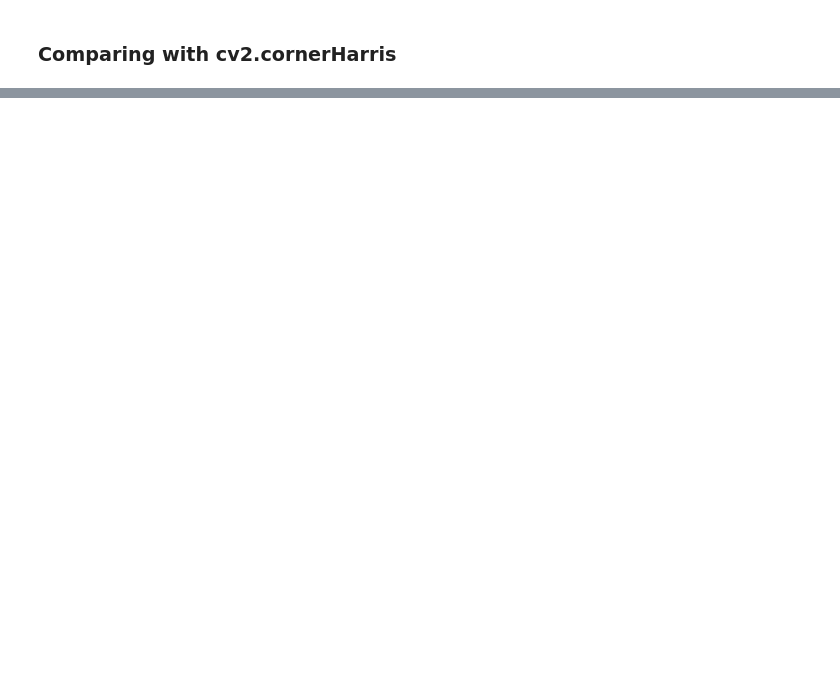
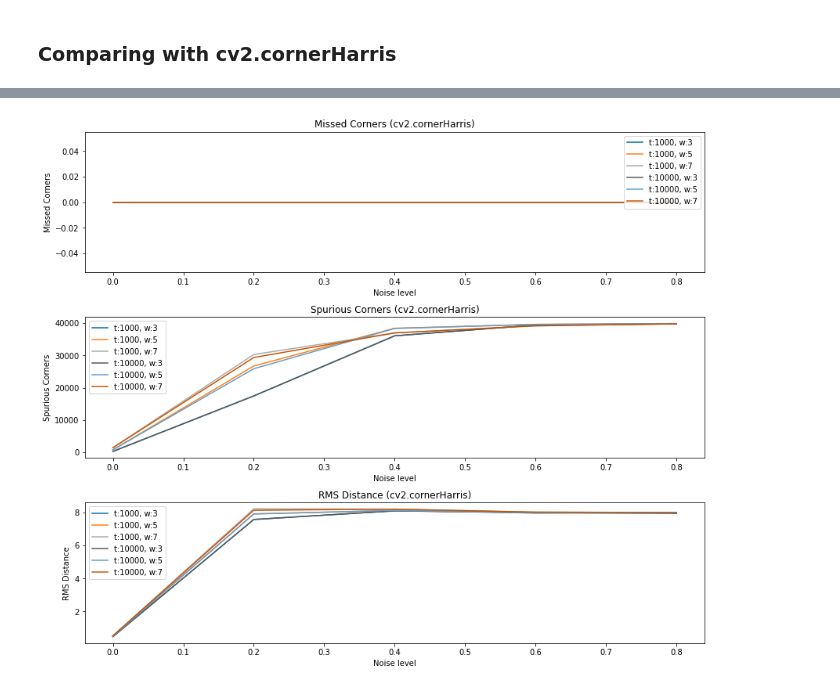
Before and after one commit to renato-lopes/CV-DCC, a Jupyter notebook: praticas/ep2/Harris.ipynb, the cells around one changed output, grey strips where cells are left out. Drawn from its saved outputs; the diff is of its cells as text; code cells hidden in the pictures; blank space fills up the shorter version.

```diff
--- a/praticas/ep2/Harris.ipynb
+++ b/praticas/ep2/Harris.ipynb
@@ -215,11 +244,11 @@ plt.show()
 ### Comparing with cv2.cornerHarris
 # %%
 results_cv2 = {}
-for threshold, window_size in [(1000, 3), (1000, 5), (1000, 7), (10000, 3), (10000, 5), (10000, 7)]:
+for threshold, window_size in harris_parameters:
     results_cv2[(threshold, window_size)] = []
-    for noise in [0.0, 0.2, 0.4, 0.6, 0.8]:
+    for noise in noise_levels:
         print(f"theshold: {threshold} / window_size: {window_size} / noise: {noise}")
-        img_noisy = add_gaussian_noise(img, noise)
+        img_noisy = noisy_imgs[noise]
 
         dst = cv2.cornerHarris(np.float32(img_noisy), window_size, window_size, 0.04)
         dst = cv2.dilate(dst,None)
@@ -231,18 +260,6 @@ for threshold, window_size in [(1000, 3), (1000, 5), (1000, 7), (10000, 3), (100
                     corners.append((i, j))
         img_drawn = draw_corners(cv2.cvtColor(img_noisy, cv2.COLOR_GRAY2BGR), corners)
         results_cv2[(threshold, window_size)].append((noise, corners, img_drawn))
-
-fig = plt.figure(figsize=(16, 16))
-i = 1
-for key in results_cv2.keys():
-    result = results_cv2[key]
-    for r in result:
-        fig.add_subplot(6, 5, i)
-        plt.title(f"t:{key[0]} w:{key[1]} n:{r[0]}")
-        plt.imshow(cv2.cvtColor(r[2], cv2.COLOR_BGR2RGB))
-        i += 1
-plt.tight_layout(pad=1.0)
-plt.show()
 # %% [output]
 theshold: 1000 / window_size: 3 / noise: 0.0
 theshold: 1000 / window_size: 3 / noise: 0.2
@@ -264,0 +295,47 @@ theshold: 10000 / window_size: 7 / noise: 0.8
+# %%
+missed_cv2 = {}
+spurious_cv2 = {}
+rms_distance_cv2 = {}
+for key in results_cv2.keys():
+    result = results_cv2[key]
+    missed_cv2[key] = []
+    spurious_cv2[key] = []
+    rms_distance_cv2[key] = []
+    for r in result:
+        rms, m, s = compute_metrics(corners_gt, r[1], 1)
+        missed_cv2[key].append((r[0], m))
+        spurious_cv2[key].append((r[0], s))
+        rms_distance_cv2[key].append((r[0], (rms-rms_gt)))
+
+plt.figure(figsize=(12, 10))
+plt.subplot(3, 1, 1)
+for key in missed_cv2.keys():
+    m = np.array(missed_cv2[key])
+    plt.plot(m[:, 0], m[:, 1], label=f"t:{key[0]}, w:{key[1]}")
+plt.legend()
+plt.xlabel('Noise level')
+plt.ylabel('Missed Corners')
+plt.title('Missed Corners (cv2.cornerHarris)')
+
+plt.subplot(3, 1, 2)
+for key in spurious_cv2.keys():
+    s = np.array(spurious_cv2[key])
+    plt.plot(s[:, 0], s[:, 1], label=f"t:{key[0]}, w:{key[1]}")
+plt.legend()
+plt.xlabel('Noise level')
+plt.ylabel('Spurious Corners')
+plt.title('Spurious Corners (cv2.cornerHarris)')
+
+plt.subplot(3, 1, 3)
+for key in rms_distance_cv2.keys():
+    rms = np.array(rms_distance_cv2[key])
+    plt.plot(rms[:, 0], rms[:, 1], label=f"t:{key[0]}, w:{key[1]}")
+plt.legend()
+plt.xlabel('Noise level')
+plt.ylabel('RMS Distance')
+plt.title('RMS Distance (cv2.cornerHarris)')
+
+plt.tight_layout(pad=1.0)
+plt.show()
+# %% [output]
+[figure, added]
```
Also changed, not shown: parts of 7 cells of this notebook.
